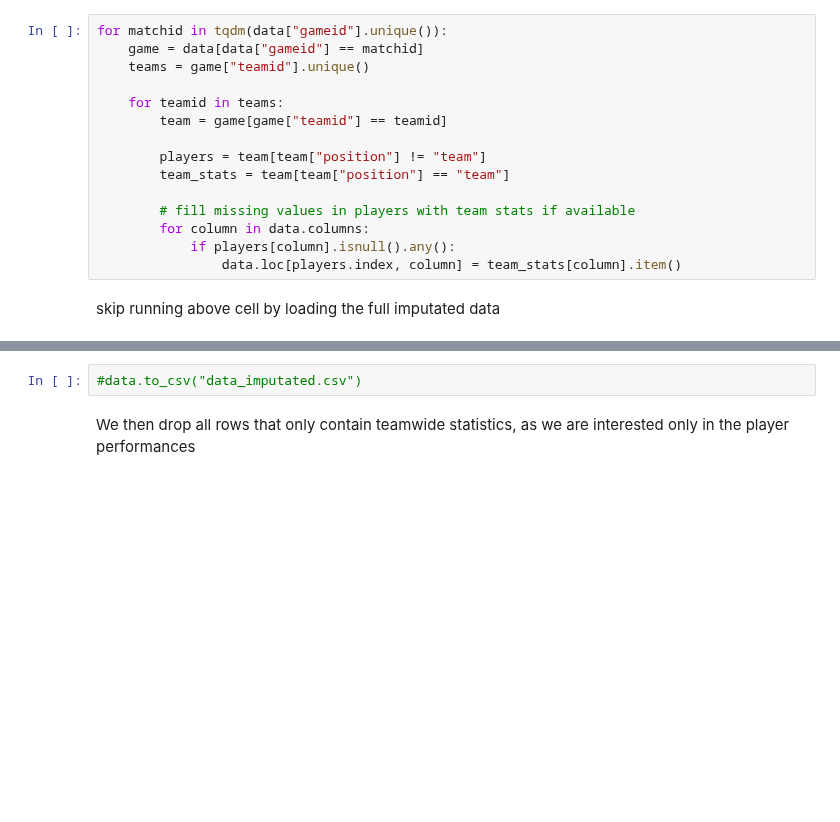
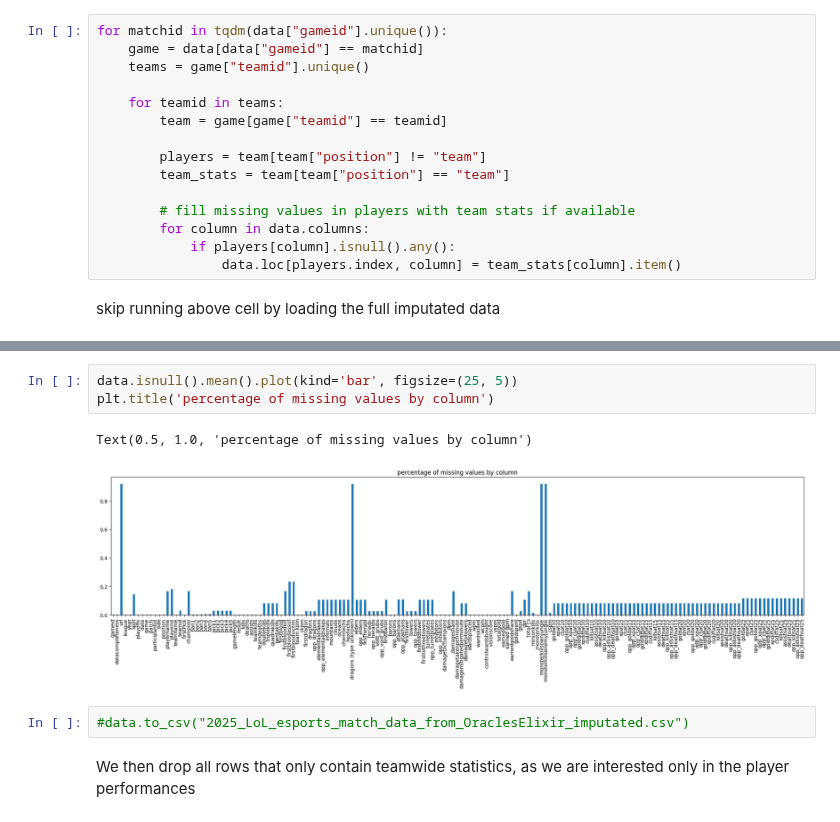
Before and after one commit to dwarfy35/Datamining_project, a Jupyter notebook: Project_main.ipynb, the cells around one changed output, grey strips where cells are left out. Cells and saved outputs as stored; diff of their text form; blank space fills up the shorter version.

```diff
--- a/Project_main.ipynb
+++ b/Project_main.ipynb
@@ -46,5 +67,11 @@ data_len = int(len(data) * 10 / 12)
+# %%
+data.isnull().mean().plot(kind='bar', figsize=(25, 5))
+plt.title('percentage of missing values by column')
+# %% [output]
+Text(0.5, 1.0, 'percentage of missing values by column')
+[figure, added]
 # %%
-#data.to_csv("data_imputated.csv")
+#data.to_csv("2025_LoL_esports_match_data_from_OraclesElixir_imputated.csv")
 # %% [markdown]
 We then drop all rows that only contain teamwide statistics, as we are interested only in the player performances
 # %%
```
Also changed, not shown: parts of 2 cells of this notebook.
